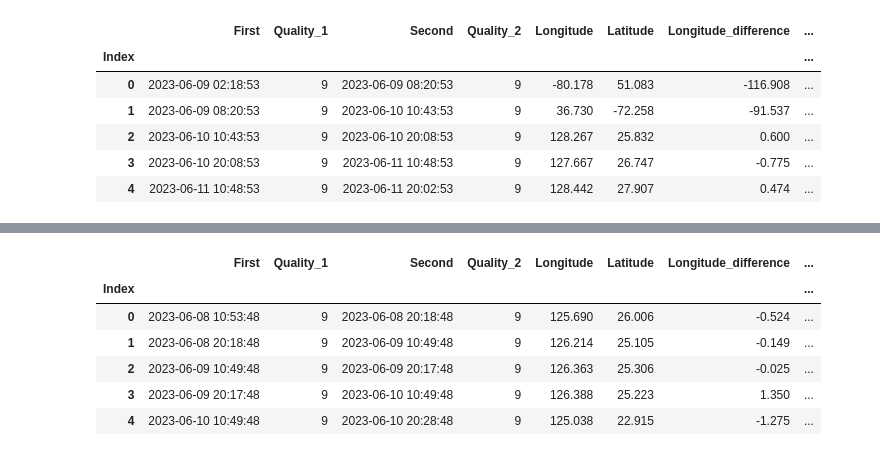
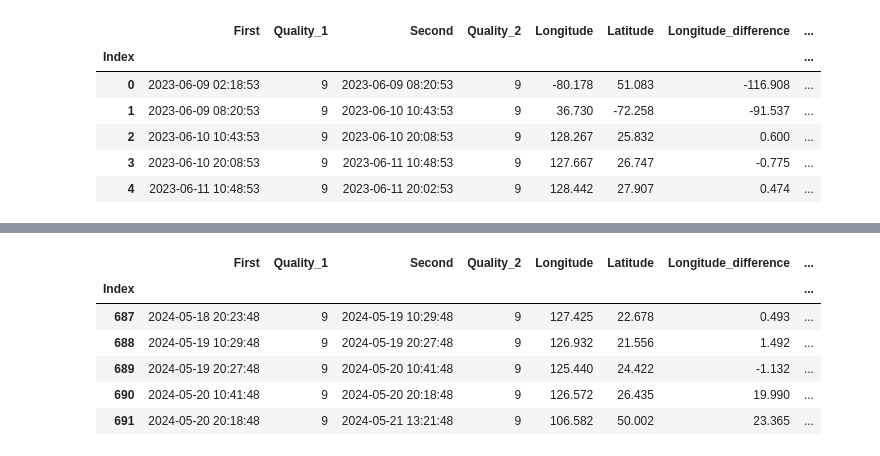
Before and after one commit to brotherjoo/Swallow-Data-Analysis, a Jupyter notebook: model.ipynb, the cells around one changed output, grey strips where cells are left out. Cells and saved outputs as stored; diff of their text form; code cells hidden in the pictures.

```diff
--- a/model.ipynb
+++ b/model.ipynb
@@ -221,10 +220,10 @@ memory usage: 47.3+ KB
 # %%
-swallow_o_1.head()
+swallow_o_1.tail()
 # %% [output]
 |  | First | Quality_1 | Second | Quality_2 | Longitude | Latitude | Longitude_difference | ... |
 | Index |  |  |  |  |  |  |  | ... |
-| 0 | 2023-06-08 10:53:48 | 9 | 2023-06-08 20:18:48 | 9 | 125.690 | 26.006 | -0.524 | ... |
-| 1 | 2023-06-08 20:18:48 | 9 | 2023-06-09 10:49:48 | 9 | 126.214 | 25.105 | -0.149 | ... |
-| 2 | 2023-06-09 10:49:48 | 9 | 2023-06-09 20:17:48 | 9 | 126.363 | 25.306 | -0.025 | ... |
-| 3 | 2023-06-09 20:17:48 | 9 | 2023-06-10 10:49:48 | 9 | 126.388 | 25.223 | 1.350 | ... |
-| 4 | 2023-06-10 10:49:48 | 9 | 2023-06-10 20:28:48 | 9 | 125.038 | 22.915 | -1.275 | ... |
+| 687 | 2024-05-18 20:23:48 | 9 | 2024-05-19 10:29:48 | 9 | 127.425 | 22.678 | 0.493 | ... |
+| 688 | 2024-05-19 10:29:48 | 9 | 2024-05-19 20:27:48 | 9 | 126.932 | 21.556 | 1.492 | ... |
+| 689 | 2024-05-19 20:27:48 | 9 | 2024-05-20 10:41:48 | 9 | 125.440 | 24.422 | -1.132 | ... |
+| 690 | 2024-05-20 10:41:48 | 9 | 2024-05-20 20:18:48 | 9 | 126.572 | 26.435 | 19.990 | ... |
+| 691 | 2024-05-20 20:18:48 | 9 | 2024-05-21 13:21:48 | 9 | 106.582 | 50.002 | 23.365 | ... |
```
Also changed, not shown: parts of 9 cells of this notebook, 3 other files.
